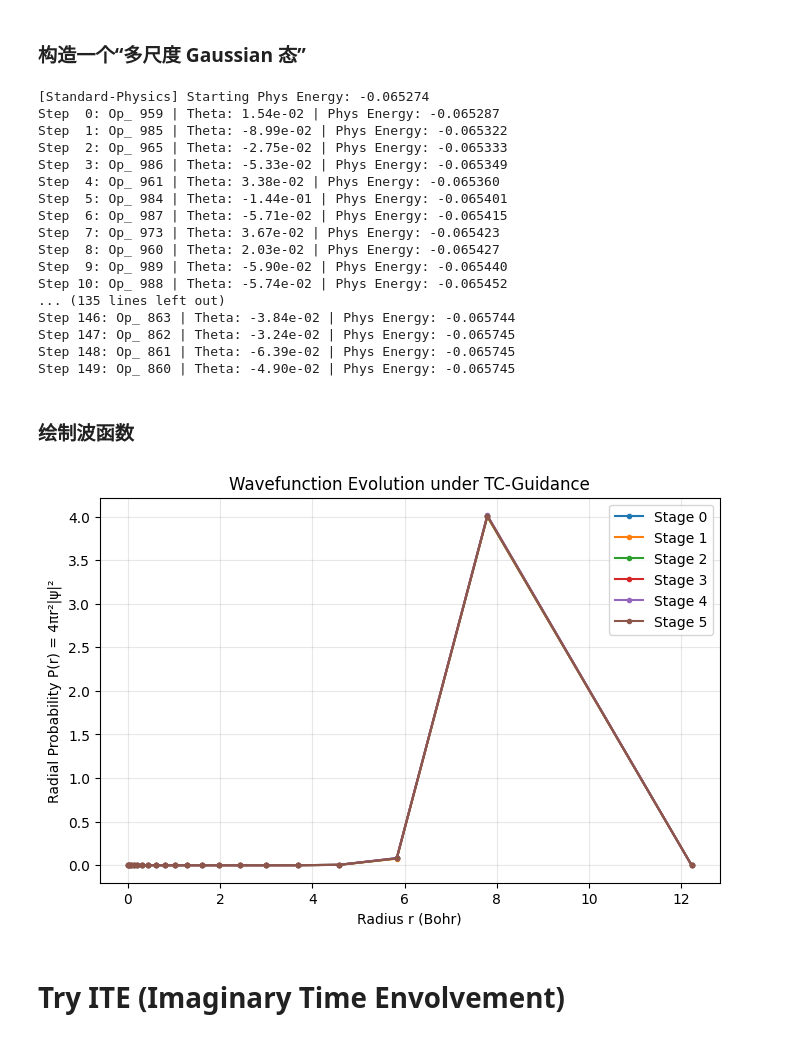
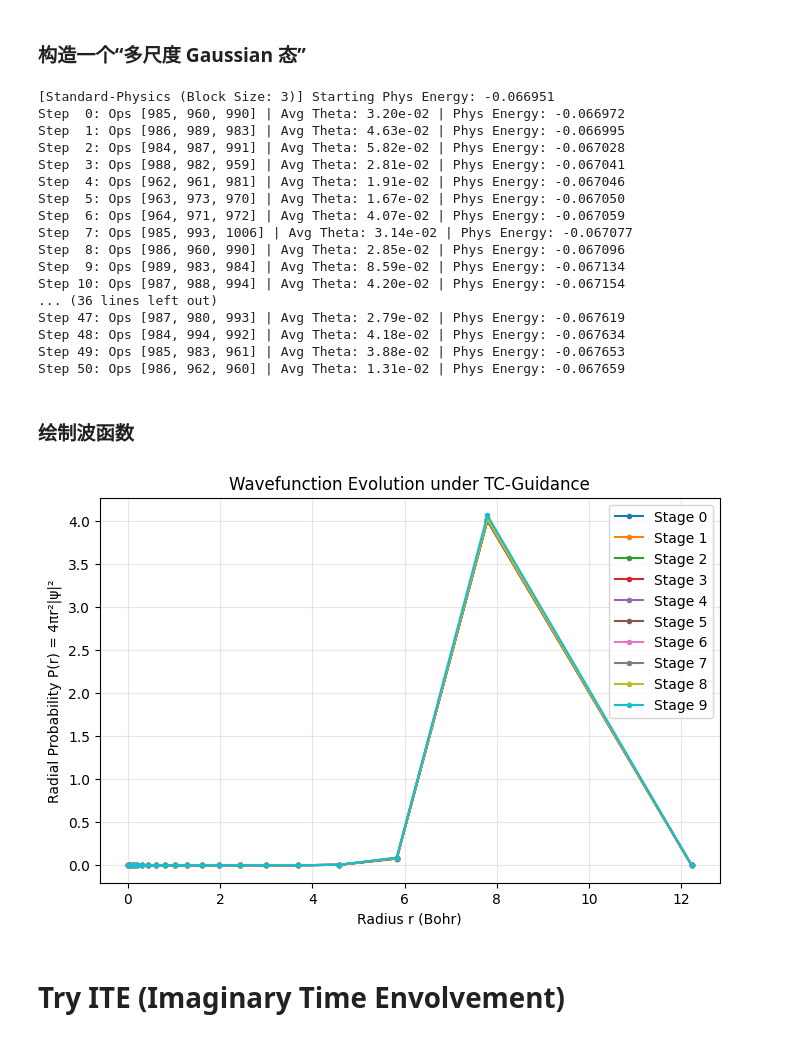
Before and after one commit to YeNing76/PySCF, a Jupyter notebook: Voronoi.ipynb, the cells around one changed output. Drawn from its saved outputs; the diff is of its cells as text; code cells hidden in the pictures.

Commit message:
Add block search

```diff
--- a/Voronoi.ipynb
+++ b/Voronoi.ipynb
@@ -3241,8 +3241,8 @@ def adapt_vqe_tc_guided(
 # %%
 from scipy.optimize import minimize
 import numpy as np
-
-def adapt_vqe_block_guided(
+# def adapt_vqe_block_guided()
+def adapt_vqe_tc_guided(
     H, H_guide, pool, psi_init,
     max_steps=10,
     block_size=3,        # 每次联合优化的算符数量
@@ -3883,33 +3883,35 @@ weights = [0.5, 0.3, 0.2]
 
 psi_total = build_multi_scale_gaussian(num_qubits, target_idx, sigmas, weights)
 # %%
-# psi_seed = np.load("best_gaussian_psi.npy")
-# psi_seed /= np.linalg.norm(psi_seed)
-# psi_init = psi_seed
+psi_seed = np.load("best_iteration_psi.npy")
+psi_seed /= np.linalg.norm(psi_seed)
+psi_init = psi_seed
 psi_final, ops_next, thetas_next = adapt_vqe_tc_guided(
     H, H_guide, pool, psi_init, # 关键点：这里传 psi_final
-    max_steps=150,
+    max_steps=100,
+    block_size=3,
     offset=0,
-    use_tc_guide=False
+    use_tc_guide=False,
+    exclude_window=20
 )
 # %% [output]
-[Standard-Physics] Starting Phys Energy: -0.065274
-Step  0: Op_ 959 | Theta: 1.54e-02 | Phys Energy: -0.065287
-Step  1: Op_ 985 | Theta: -8.99e-02 | Phys Energy: -0.065322
-Step  2: Op_ 965 | Theta: -2.75e-02 | Phys Energy: -0.065333
-Step  3: Op_ 986 | Theta: -5.33e-02 | Phys Energy: -0.065349
-Step  4: Op_ 961 | Theta: 3.38e-02 | Phys Energy: -0.065360
-Step  5: Op_ 984 | Theta: -1.44e-01 | Phys Energy: -0.065401
-Step  6: Op_ 987 | Theta: -5.71e-02 | Phys Energy: -0.065415
-Step  7: Op_ 973 | Theta: 3.67e-02 | Phys Energy: -0.065423
-Step  8: Op_ 960 | Theta: 2.03e-02 | Phys Energy: -0.065427
-Step  9: Op_ 989 | Theta: -5.90e-02 | Phys Energy: -0.065440
-Step 10: Op_ 988 | Theta: -5.74e-02 | Phys Energy: -0.065452
-... (135 lines left out)
-Step 146: Op_ 863 | Theta: -3.84e-02 | Phys Energy: -0.065744
-Step 147: Op_ 862 | Theta: -3.24e-02 | Phys Energy: -0.065745
-Step 148: Op_ 861 | Theta: -6.39e-02 | Phys Energy: -0.065745
-Step 149: Op_ 860 | Theta: -4.90e-02 | Phys Energy: -0.065745
+[Standard-Physics (Block Size: 3)] Starting Phys Energy: -0.066951
+Step  0: Ops [985, 960, 990] | Avg Theta: 3.20e-02 | Phys Energy: -0.066972
+Step  1: Ops [986, 989, 983] | Avg Theta: 4.63e-02 | Phys Energy: -0.066995
+Step  2: Ops [984, 987, 991] | Avg Theta: 5.82e-02 | Phys Energy: -0.067028
+Step  3: Ops [988, 982, 959] | Avg Theta: 2.81e-02 | Phys Energy: -0.067041
+Step  4: Ops [962, 961, 981] | Avg Theta: 1.91e-02 | Phys Energy: -0.067046
+Step  5: Ops [963, 973, 970] | Avg Theta: 1.67e-02 | Phys Energy: -0.067050
+Step  6: Ops [964, 971, 972] | Avg Theta: 4.07e-02 | Phys Energy: -0.067059
+Step  7: Ops [985, 993, 1006] | Avg Theta: 3.14e-02 | Phys Energy: -0.067077
+Step  8: Ops [986, 960, 990] | Avg Theta: 2.85e-02 | Phys Energy: -0.067096
+Step  9: Ops [989, 983, 984] | Avg Theta: 8.59e-02 | Phys Energy: -0.067134
+Step 10: Ops [987, 988, 994] | Avg Theta: 4.20e-02 | Phys Energy: -0.067154
+... (36 lines left out)
+Step 47: Ops [987, 980, 993] | Avg Theta: 2.79e-02 | Phys Energy: -0.067619
+Step 48: Ops [984, 994, 992] | Avg Theta: 4.18e-02 | Phys Energy: -0.067634
+Step 49: Ops [985, 983, 961] | Avg Theta: 3.88e-02 | Phys Energy: -0.067653
+Step 50: Ops [986, 962, 960] | Avg Theta: 1.31e-02 | Phys Energy: -0.067659
 # %%
 np.save("best_iteration_psi.npy", psi_final)
 # %% [markdown]
@@ -3956,13 +3958,13 @@ def plot_radial_evolution(psi_list, r_array, volumes, num_leb=50, labels=None):
     plt.grid(True, alpha=0.3)
     plt.show()
 # %%
-# del psi_list
-# psi_list = []
+del psi_list
+psi_list = []
 psi_list.append(psi_init)
 psi_list.append(psi_final)
 plot_radial_evolution(psi_list, r_array, volumes, num_leb=50, labels=None)
 # %% [output]
-[figure, old version]
+[figure, new version]
 # %% [markdown]
 # Try ITE (Imaginary Time Envolvement)
 # %%
```
